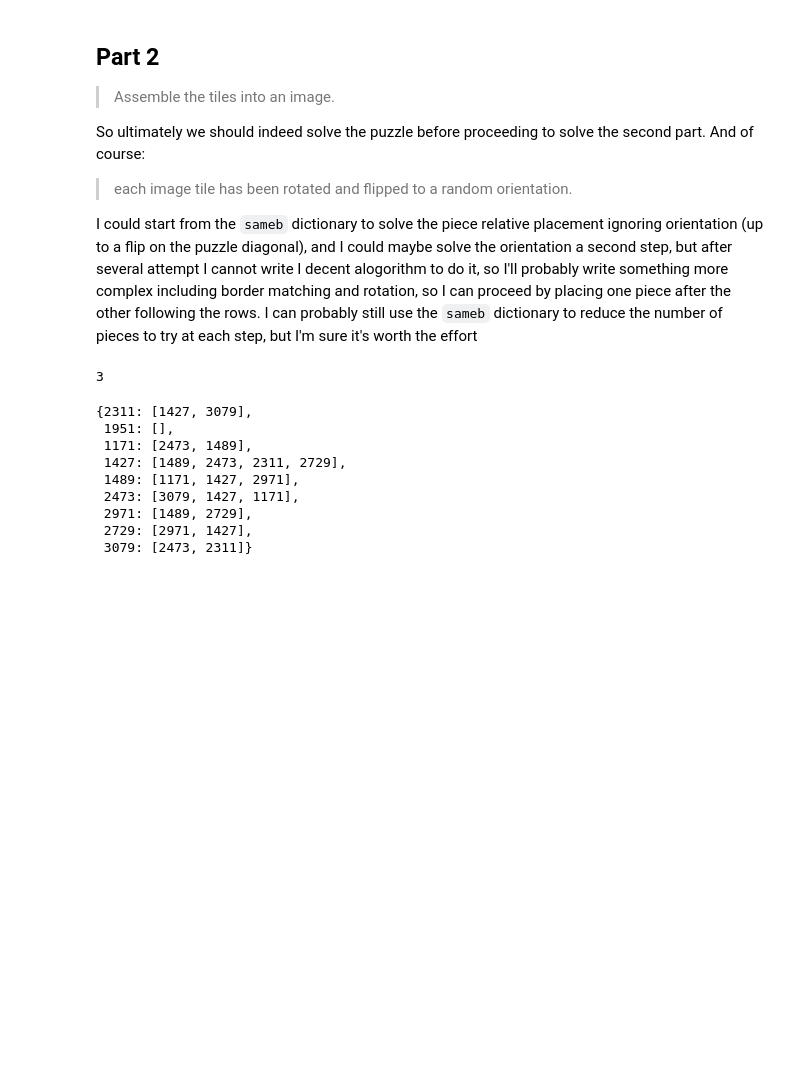
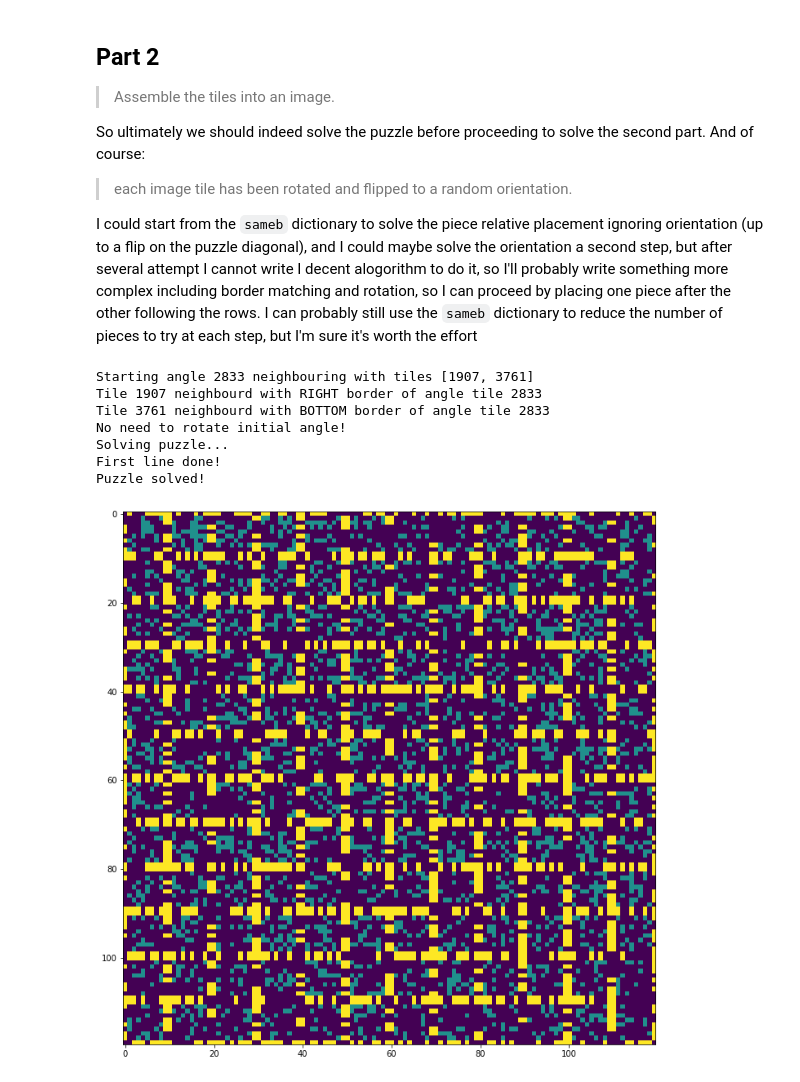
Before and after one commit to marcodelmastro/AdventOfCode2020, a Jupyter notebook: Day 20.ipynb, the cells around one changed output. Cells and saved outputs as stored; diff of their text form; code cells hidden in the pictures; blank space fills up the shorter version.

```diff
--- a/Day 20.ipynb
+++ b/Day 20.ipynb
@@ -81,13 +81,3 @@ So ultimately we should indeed solve the puzzle before proceeding to solve the s
 > each image tile has been rotated and flipped to a random orientation.
 
 I could start from the `sameb` dictionary to solve the piece relative placement ignoring orientation (up to a flip on the puzzle diagonal), and I could maybe solve the orientation a second step, but after several attempt I cannot write I decent alogorithm to do it, so I'll probably write something more complex including border matching and rotation, so I can proceed by placing one piece after the other following the rows. I can probably still use the `sameb` dictionary to reduce the number of pieces to try at each step, but I'm sure it's worth the effort
-# %%
-tiles, tiles_dic = getTiles("data/day20test0.txt")
-#tiles, tilesdic = getTiles("data/input20.txt")
-
-side = int(len(tiles)**0.5)
-print(side)
-
-#puzzle = np.zeros((side,side),dtype=int)
-# %% [output]
-3
@@ -111,39 +83,0 @@ for p in sameb.keys():
-# %%
-
-
-# place first angle piece
-loc = [(0,0)]
-puzzle[0][0] = tiles_family[0][0]
-
-# place neighbours to first angle (breaking symmetry)
-puzzle[0][1] = sameb[puzzle[0][0]][0]
-puzzle[1][0] = sameb[puzzle[0][0]][1]
-
-sameb_placed = sameb
-
-sameb_placed[puzzle[0][0]] = []
-sameb_placed[puzzle[1][0]].remove(puzzle[0][0])
-sameb_placed[puzzle[0][1]].remove(puzzle[0][0])
-
-last = [ puzzle[1][0], puzzle[0][1] ]
-
-it = 0
-while len(puzzle[puzzle==0]):
-    it += 1
-    if it == 2:
-        break
-
-    for nn in sameb_places.keys():
-        if
-
-sameb_placed
-# %% [output]
-{2311: [1427, 3079],
- 1951: [],
- 1171: [2473, 1489],
- 1427: [1489, 2473, 2311, 2729],
- 1489: [1171, 1427, 2971],
- 2473: [3079, 1427, 1171],
- 2971: [1489, 2729],
- 2729: [2971, 1427],
- 3079: [2473, 2311]}
@@ -149,0 +312,28 @@ sameb_placed
+# %%
+# Get puzzle input using function from Part 1
+
+#tiles, _ = getTiles("data/day20test0.txt")
+tiles, _ = getTiles("data/input20.txt")
+
+# Solve puzzle
+
+side, puzzle, puzzleall, piece = solvePuzzle(tiles)
+
+# Draw puzzle to check solution
+
+for i in range(side):
+    for j in range(side):
+        puzzleall[ 10*j:10*(j+1), 10*i:10*(i+1)] = piece[puzzle[j][i]].tile
+
+plt.figure(figsize=(12,12))
+plt.imshow(puzzleall)
+plt.show()
+# %% [output]
+Starting angle 2833 neighbouring with tiles [1907, 3761]
+Tile 1907 neighbourd with RIGHT border of angle tile 2833
+Tile 3761 neighbourd with BOTTOM border of angle tile 2833
+No need to rotate initial angle!
+Solving puzzle...
+First line done!
+Puzzle solved!
+[figure, added]
```
Also changed, not shown: parts of 10 cells of this notebook.
